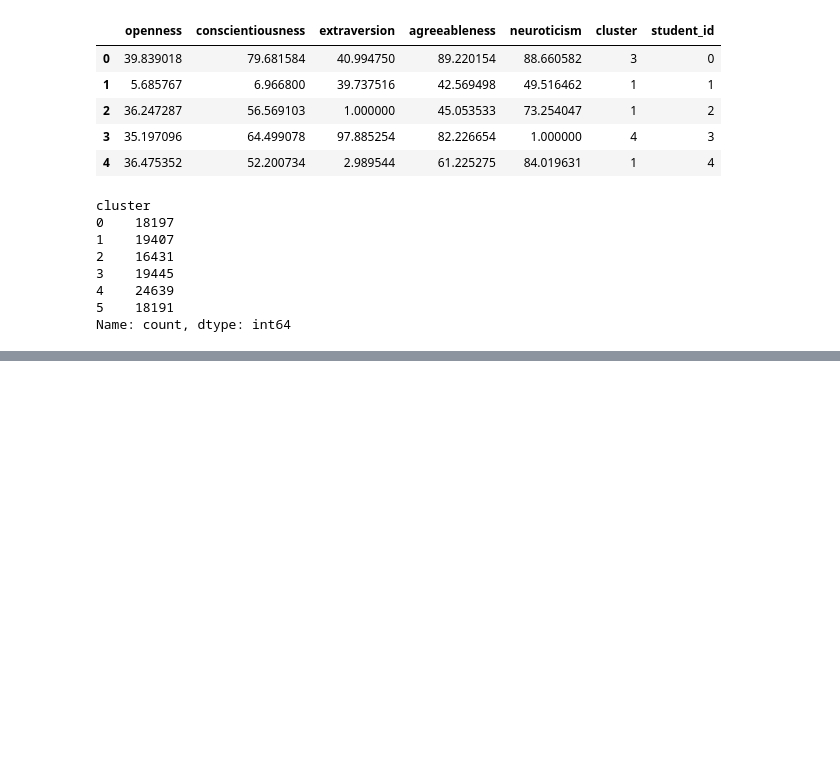
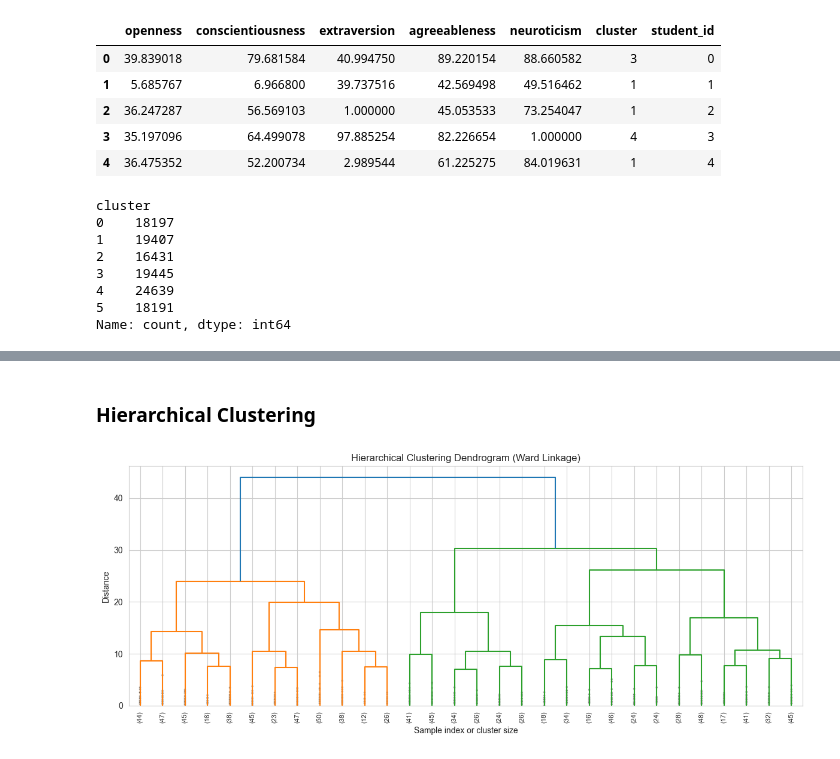
Before and after one commit to joyliu110/ECS-111-Final-Project, a Jupyter notebook: Training.ipynb, the cells around one changed output, grey strips where cells are left out. Saved outputs shown, nothing was run; the diff lists cells and outputs as text; code cells hidden in the pictures; blank space fills up the shorter version.

```diff
--- a/Training.ipynb
+++ b/Training.ipynb
@@ -518,0 +521,29 @@ team_results
+# %% [markdown]
+### Hierarchical Clustering
+# %%
+from scipy.cluster.hierarchy import dendrogram, linkage, fcluster
+from scipy.spatial.distance import pdist
+
+# sample 1000 points from training set (hierarchical is O(n²) memory)
+np.random.seed(42)
+sample_idx = np.random.choice(len(x_train), size=1000, replace=False)
+X_sample = x_train[sample_idx]
+
+# compute linkage matrix using Ward's method
+# Ward minimizes variance within clusters — best for compact clusters
+Z = linkage(X_sample, method='ward')
+# %%
+plt.figure(figsize=(12, 5))
+dendrogram(Z,
+           truncate_mode='lastp',  # show only last p merged clusters
+           p=30,                   # show last 30 merges
+           leaf_rotation=90,
+           leaf_font_size=8,
+           show_contracted=True)
+plt.title('Hierarchical Clustering Dendrogram (Ward Linkage)')
+plt.xlabel('Sample index or cluster size')
+plt.ylabel('Distance')
+plt.tight_layout()
+plt.show()
+# %% [output]
+[figure, added]
```
Also changed, not shown: parts of 11 cells of this notebook.
